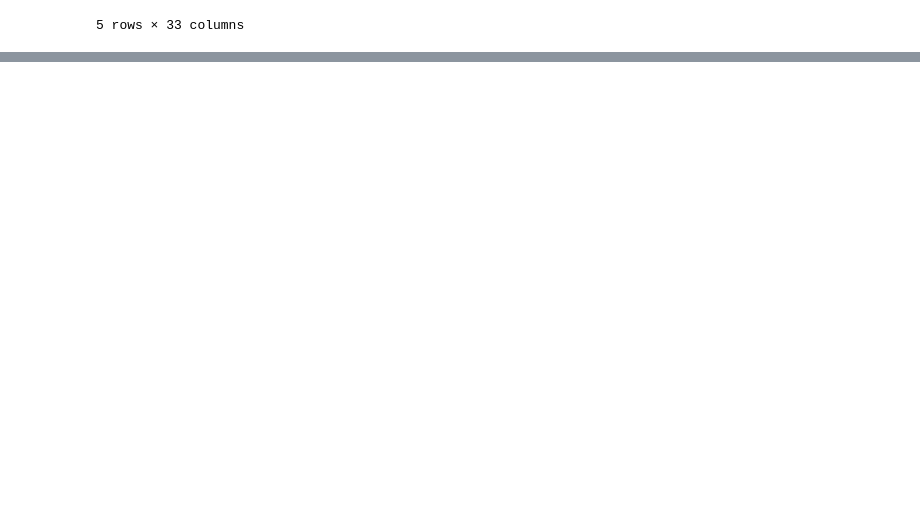
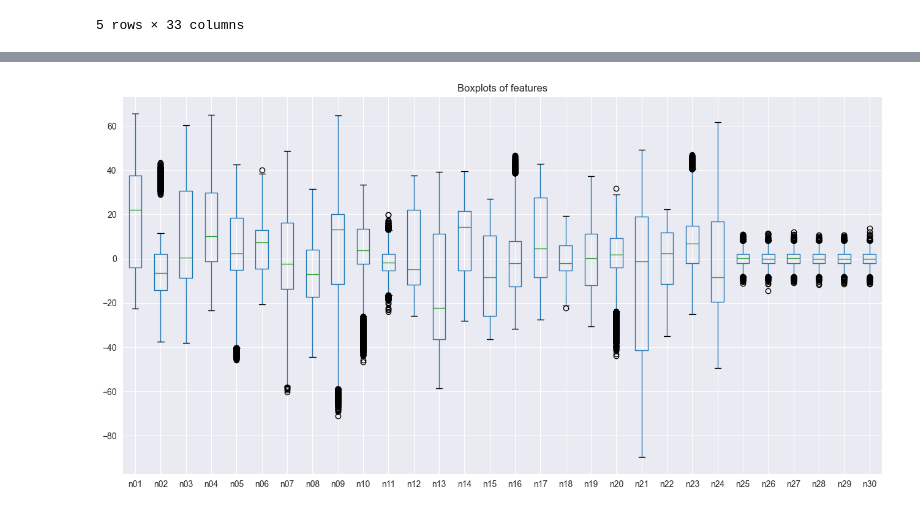
Before and after one commit to mazxal0/AI-Mirea-Course, a Jupyter notebook: homeworks/HW07/HW07.ipynb, the cells around one changed output, grey strips where cells are left out. Saved outputs shown, nothing was run; the diff lists cells and outputs as text; code cells hidden in the pictures; blank space fills up the shorter version.

Commit message:
finish learning dataset-4

```diff
--- a/homeworks/HW07/HW07.ipynb
+++ b/homeworks/HW07/HW07.ipynb
@@ -578,0 +600,12 @@ df3.head(n=5)
+# %%
+X3 = df3.drop(columns=['sample_id'])
+sample_id_3 = df3['sample_id']
+# %%
+plt.figure(figsize=(16, 8))
+X3.boxplot()
+plt.title('Boxplots of features')
+plt.show()
+plt.savefig(DIRS_FOR_DATASETS[2] + "/boxplot.png")
+plt.close()
+# %% [output]
+[figure, added]
```
Also changed, not shown: parts of 27 cells of this notebook, 7 other files.
